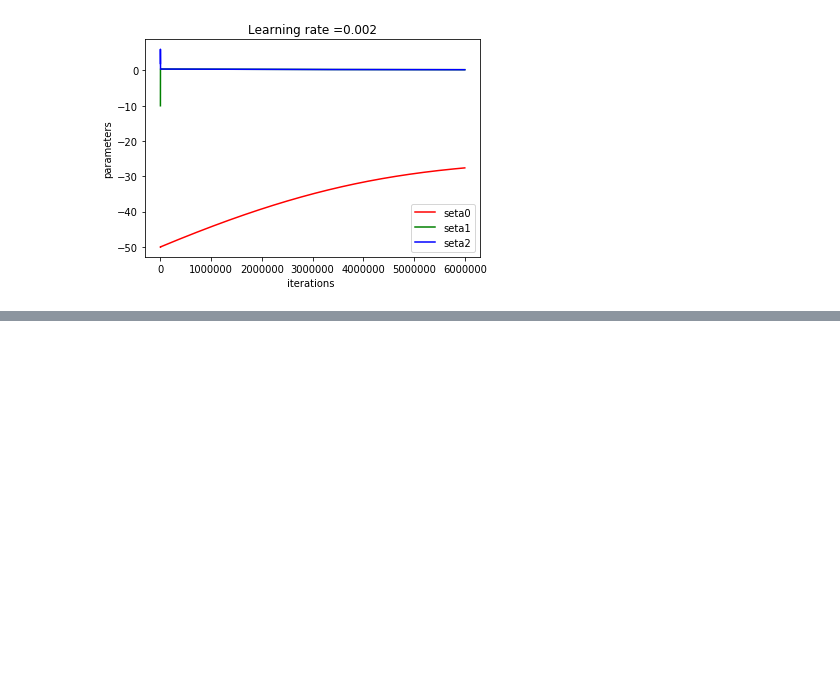
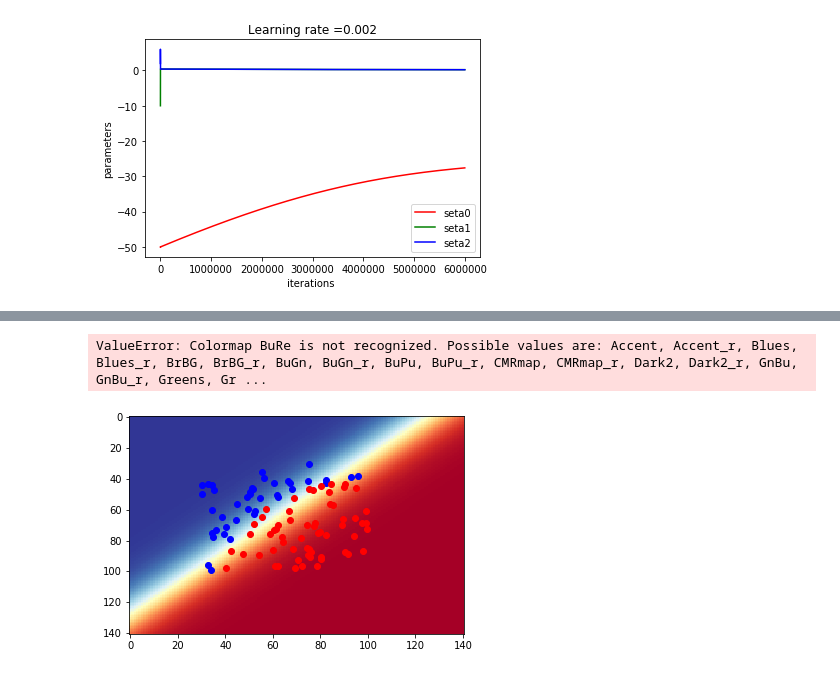
Before and after one commit to YoungsooNa/ML, a Jupyter notebook: Assignment_05/Assignment05.ipynb, the cells around one changed output, grey strips where cells are left out. Cells and saved outputs as stored; diff of their text form; code cells hidden in the pictures; blank space fills up the shorter version.

```diff
--- a/Assignment_05/Assignment05.ipynb
+++ b/Assignment_05/Assignment05.ipynb
@@ -90,0 +136,29 @@ plt.show()
+# %%
+xs = np.arange(30, 100.5, 0.5)
+ys = np.arange(30, 100.5, 0.5)
+xx,yy = np.meshgrid(xs, ys)
+Z = seta[0] + seta[1] * xx + seta[2] * yy
+A = 1/(1+np.exp(-Z))
+plt.imshow(A, aspect='auto', cmap=plt.get_cmap('terrain_r'))
+#plt.pcolormesh(xs, ys, A, cmap=plt.cm.bwr, alpha=0.7)
+p1 = (xs[0], -(seta[1]*xs[0] + seta[0])/seta[2] )
+p2 = (xs[-1], -(seta[1]*xs[-1] + seta[0])/seta[2] )
+plt.scatter(x_label0, y_label0, alpha=1, c='b')
+plt.scatter(x_label1, y_label1, alpha=1, c='r')
+plt.plot(p1, p2)
+plt.show()
+# %% [output]
+ValueError: Colormap BuRe is not recognized. Possible values are: Accent, Accent_r, Blues, Blues_r, BrBG, BrBG_r, BuGn, BuGn_r, BuPu, BuPu_r, CMRmap, CMRmap_r, Dark2, Dark2_r, GnBu, GnBu_r, Greens, Gr ...
+# %%
+xs = np.arange(30, 100.5, 0.5)
+ys = np.arange(30, 100.5, 0.5)
+xx,yy = np.meshgrid(xs, ys)
+Z = seta[0] + seta[1] * xx + seta[2] * yy
+A = 1/(1+np.exp(-Z))
+plt.imshow(A, aspect='auto', cmap=plt.get_cmap('RdYlBu_r'))
+
+plt.scatter(x_label0, y_label0, alpha=1, c='b')
+plt.scatter(x_label1, y_label1, alpha=1, c='r')
+plt.show()
+# %% [output]
+[figure, added]
```
Also changed, not shown: parts of 9 cells of this notebook.
